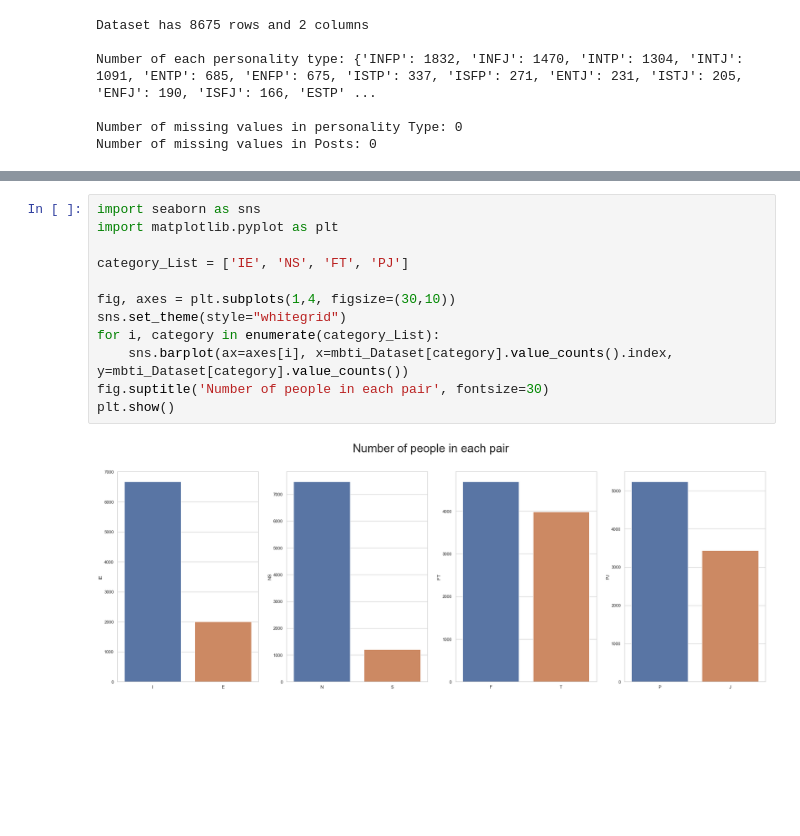
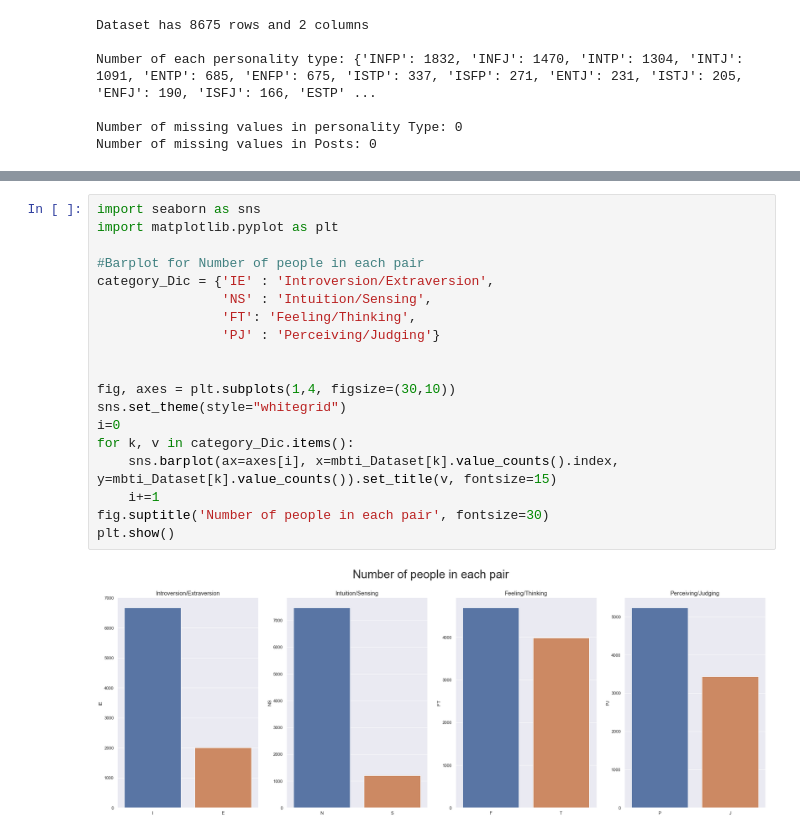
Before and after one commit to shshakib/Twitter-Personality-Prediction, a Jupyter notebook: Step1 Reading and Exploring data.ipynb, the cells around one changed output, grey strips where cells are left out. Saved outputs shown, nothing was run; the diff lists cells and outputs as text; blank space fills up the shorter version.

```diff
--- a/Step1 Reading and Exploring data.ipynb
+++ b/Step1 Reading and Exploring data.ipynb
@@ -113,17 +115,24 @@ mbti_Dataset.head()
 # %%
 import seaborn as sns
 import matplotlib.pyplot as plt
 
-category_List = ['IE', 'NS', 'FT', 'PJ']
+#Barplot for Number of people in each pair
+category_Dic = {'IE' : 'Introversion/Extraversion',
+                'NS' : 'Intuition/Sensing',
+                'FT': 'Feeling/Thinking',
+                'PJ' : 'Perceiving/Judging'}
+
 
 fig, axes = plt.subplots(1,4, figsize=(30,10))
 sns.set_theme(style="whitegrid")
-for i, category in enumerate(category_List):
-    sns.barplot(ax=axes[i], x=mbti_Dataset[category].value_counts().index, y=mbti_Dataset[category].value_counts())
+i=0
+for k, v in category_Dic.items():
+    sns.barplot(ax=axes[i], x=mbti_Dataset[k].value_counts().index, y=mbti_Dataset[k].value_counts()).set_title(v, fontsize=15)
+    i+=1
 fig.suptitle('Number of people in each pair', fontsize=30)
 plt.show()
 # %% [output]
-[figure, old version]
+[figure, new version]
 # %%
 from wordcloud import WordCloud
 import matplotlib.pyplot as plt
```
Also changed, not shown: parts of 8 cells of this notebook, 3 other files.
